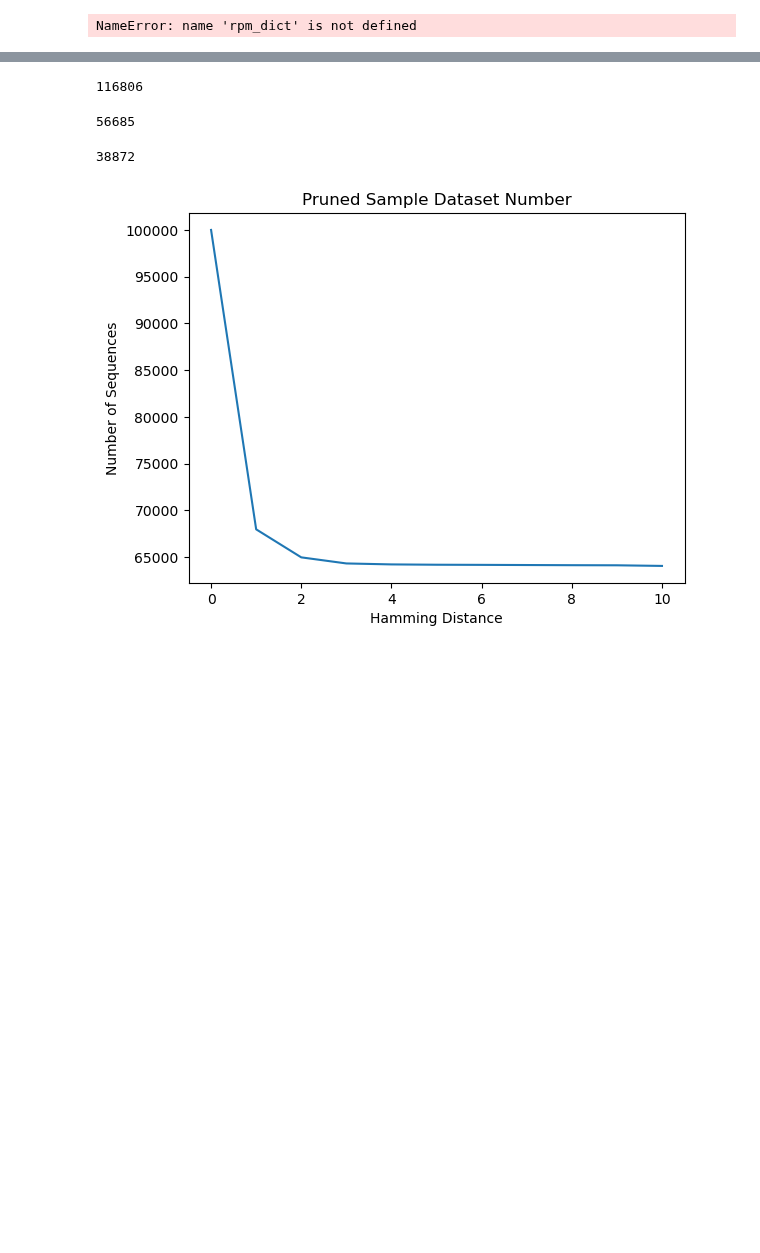
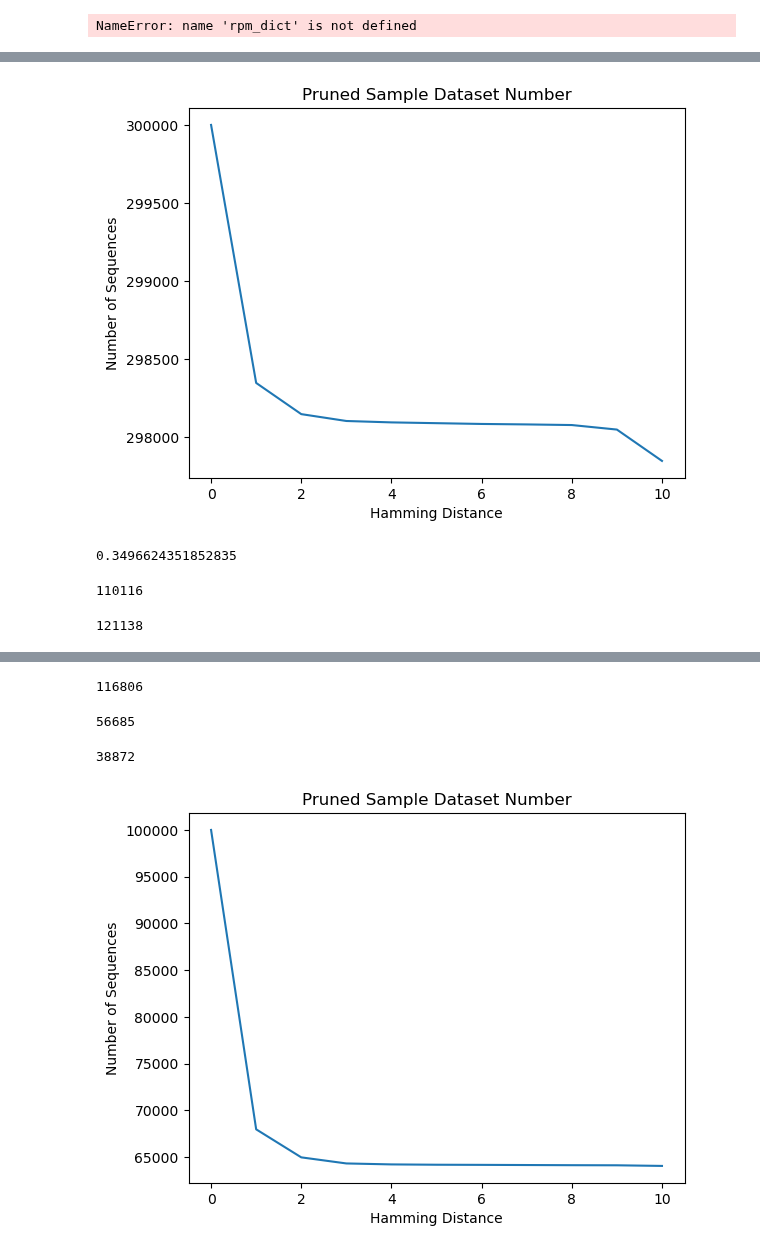
Before and after one commit to Jonahowns/phage_display_ML, a Jupyter notebook: datasets/exosome_dataset_prep_classifier.ipynb, the cells around one changed output, grey strips where cells are left out. Cells and saved outputs as stored; diff of their text form; code cells hidden in the pictures; blank space fills up the shorter version.

```diff
--- a/datasets/exosome_dataset_prep_classifier.ipynb
+++ b/datasets/exosome_dataset_prep_classifier.ipynb
@@ -100,0 +115,9 @@ exo_pd.head()
+# %%
+r1_data = exo_df[exo_df["round"] == "r1"]
+
+r1_uniq = exclusive_rows(r1_data, exo_pd, "sequence")
+
+background_seqs = r1_uniq.iloc[:300000]
+
+back_en_dists = prune_similar_sequences_df(background_seqs, exo_pd, return_min_distances=True)
+# back_un_dists = prune_similar_sequences_df(background_seqs, unenriched_final, return_min_distances=True)
@@ -101,3 +132,15 @@ exo_pd.head()
+# %%
+import matplotlib.pyplot as plt
+fig, axs = plt.subplots(1, 1)
+hamming_dists = np.arange(0, 11, 1).tolist()
+number_of_seqs =[sum(i > d for i in back_en_dists) for d in hamming_dists]
+axs.plot(hamming_dists, number_of_seqs)
+axs.set_xlabel("Hamming Distance")
+axs.set_ylabel("Number of Sequences")
+axs.set_title("Pruned Sample Dataset Number")
+plt.show()
+# %% [output]
+[figure, added]
 # %%
 from copy import copy
 def exclusive_rows(key_pd, query_pd, col_val):
@@ -113,0 +196,15 @@ r5_data = exo_df[exo_df["round"] == "r5"]
+# %%
+fold_vals = exo_enrich["Final_Fold_Avg"].to_numpy()
+fold_vals.min()
+# %% [output]
+0.3496624351852835
+# %%
+unenriched_carried = exo_enrich[exo_enrich["Final_Fold_Avg"] < 0.9]
+unenriched_carried.index.__len__()
+# %% [output]
+110116
+# %%
+enriched_carried = copy(exo_enrich[exo_enrich["Final_Fold_Avg"] > 2.1])
+enriched_carried.index.__len__()
+# %% [output]
+121138
```
Also changed, not shown: parts of 28 cells of this notebook, 18 other files.
